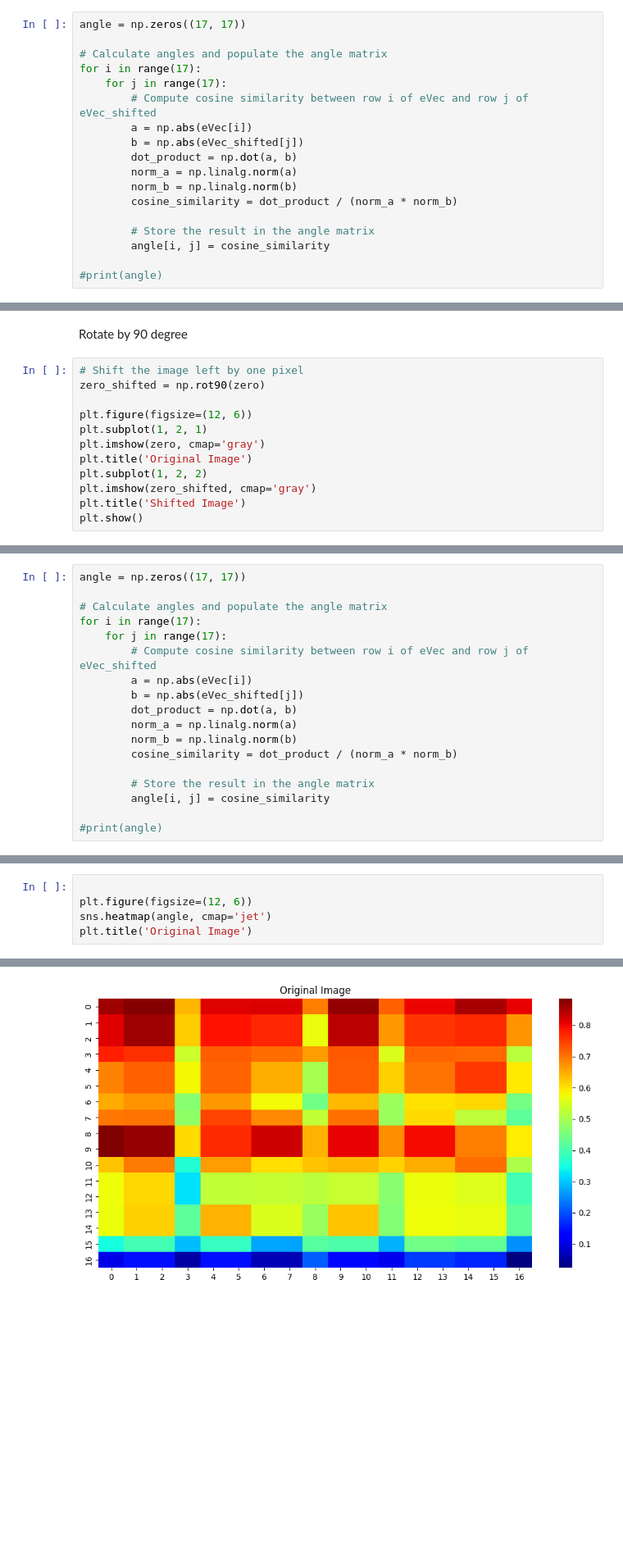
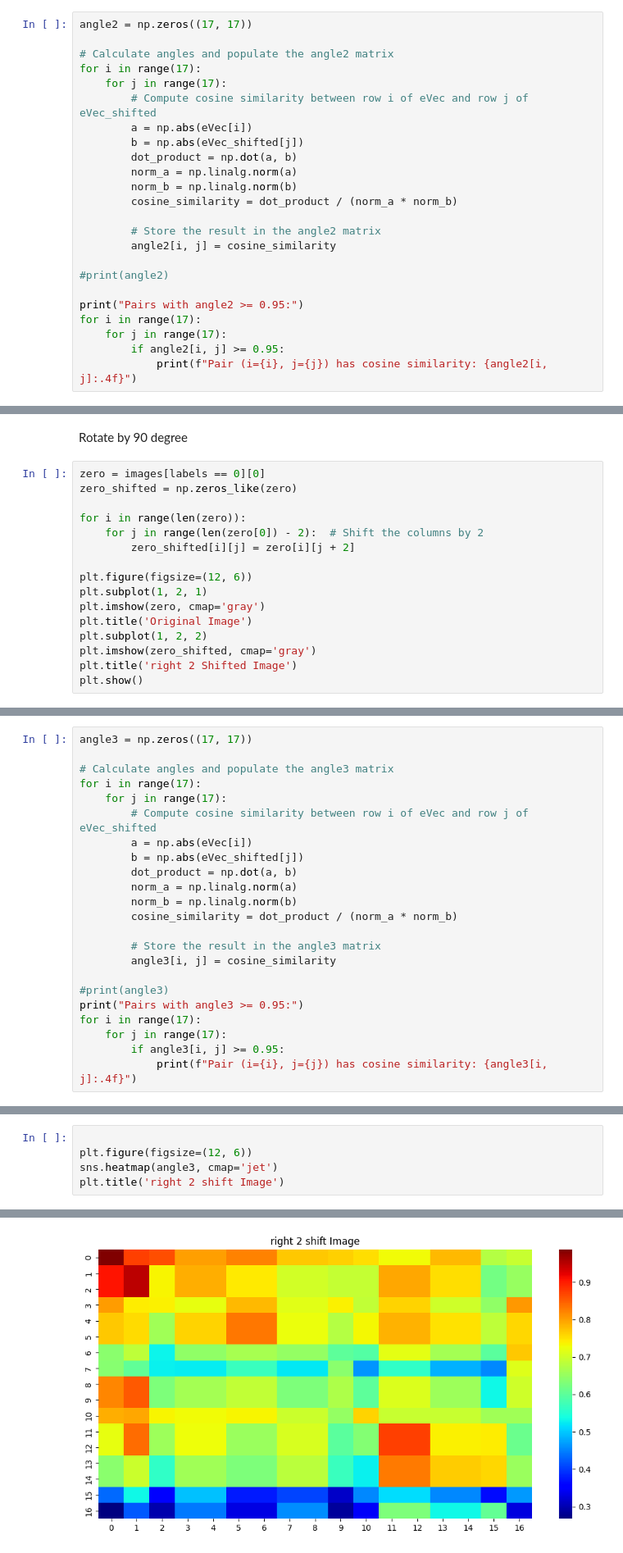
Before and after one commit to Nandini-Kanawade/BreakingUp_CNN, a Jupyter notebook: dotProductEVector.ipynb, the cells around one changed output, grey strips where cells are left out. Shown at 82% size. Drawn from its saved outputs; the diff is of its cells as text; blank space fills up the shorter version.

```diff
--- a/dotProductEVector.ipynb
+++ b/dotProductEVector.ipynb
@@ -125,7 +139,7 @@ plt.show()
 # %%
-angle = np.zeros((17, 17))
+angle2 = np.zeros((17, 17))
 
-# Calculate angles and populate the angle matrix
+# Calculate angles and populate the angle2 matrix
 for i in range(17):
     for j in range(17):
         # Compute cosine similarity between row i of eVec and row j of eVec_shifted
@@ -136,7 +150,13 @@ for i in range(17):
         norm_b = np.linalg.norm(b)
         cosine_similarity = dot_product / (norm_a * norm_b)
 
-        # Store the result in the angle matrix
-        angle[i, j] = cosine_similarity
+        # Store the result in the angle2 matrix
+        angle2[i, j] = cosine_similarity
 
-#print(angle)
+#print(angle2)
+
+print("Pairs with angle2 >= 0.95:")
+for i in range(17):
+    for j in range(17):
+        if angle2[i, j] >= 0.95:
+            print(f"Pair (i={i}, j={j}) has cosine similarity: {angle2[i, j]:.4f}")
@@ -151,8 +176,12 @@ Text(0.5, 1.0, 'Original Image')
 # %% [markdown]
 Rotate by 90 degree
 # %%
-# Shift the image left by one pixel
-zero_shifted = np.rot90(zero)
+zero = images[labels == 0][0]
+zero_shifted = np.zeros_like(zero)
+
+for i in range(len(zero)):
+    for j in range(len(zero[0]) - 2):  # Shift the columns by 2
+        zero_shifted[i][j] = zero[i][j + 2]
 
 plt.figure(figsize=(12, 6))
 plt.subplot(1, 2, 1)
@@ -160,6 +189,6 @@ plt.imshow(zero, cmap='gray')
 plt.title('Original Image')
 plt.subplot(1, 2, 2)
 plt.imshow(zero_shifted, cmap='gray')
-plt.title('Shifted Image')
+plt.title('right 2 Shifted Image')
 plt.show()
 # %% [output]
@@ -190,7 +219,7 @@ plt.show()
 # %%
-angle = np.zeros((17, 17))
+angle3 = np.zeros((17, 17))
 
-# Calculate angles and populate the angle matrix
+# Calculate angles and populate the angle3 matrix
 for i in range(17):
     for j in range(17):
         # Compute cosine similarity between row i of eVec and row j of eVec_shifted
@@ -201,7 +230,12 @@ for i in range(17):
         norm_b = np.linalg.norm(b)
         cosine_similarity = dot_product / (norm_a * norm_b)
 
-        # Store the result in the angle matrix
-        angle[i, j] = cosine_similarity
+        # Store the result in the angle3 matrix
+        angle3[i, j] = cosine_similarity
 
-#print(angle)
+#print(angle3)
+print("Pairs with angle3 >= 0.95:")
+for i in range(17):
+    for j in range(17):
+        if angle3[i, j] >= 0.95:
+            print(f"Pair (i={i}, j={j}) has cosine similarity: {angle3[i, j]:.4f}")
@@ -208,6 +245,6 @@ for i in range(17):
 # %%
 
 plt.figure(figsize=(12, 6))
-sns.heatmap(angle, cmap='jet')
-plt.title('Original Image')
+sns.heatmap(angle3, cmap='jet')
+plt.title('right 2 shift Image')
 # %% [output]
@@ -215,2 +252,2 @@ Text(0.5, 1.0, 'Original Image')
-[figure, old version]
+[figure, new version]
 # %%
```
Also changed, not shown: parts of 17 cells of this notebook.
